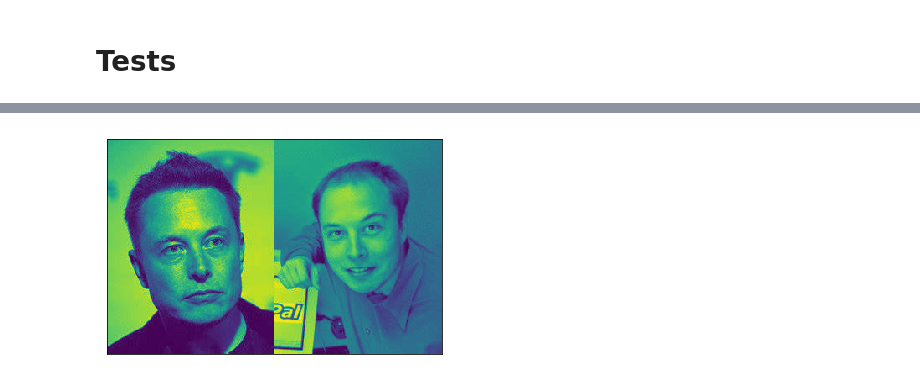
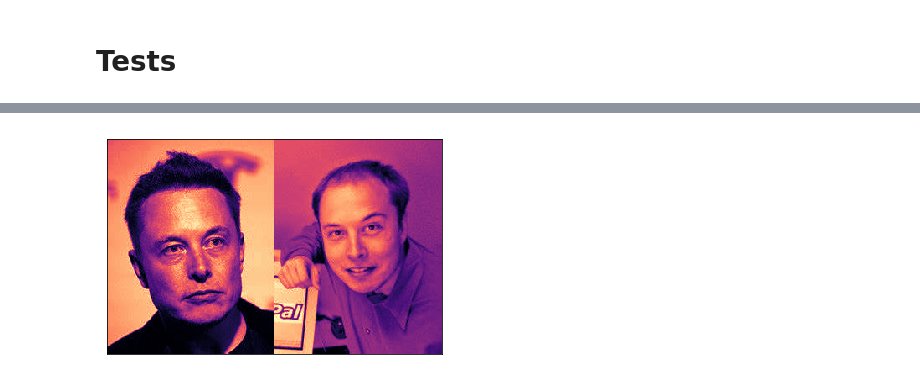
Before and after one commit to frtu/face-recognition-platform, a Jupyter notebook: notebook/image_utils.ipynb, the cells around one changed output, grey strips where cells are left out. Drawn from its saved outputs; the diff is of its cells as text; code cells hidden in the pictures.

```diff
--- a/notebook/image_utils.ipynb
+++ b/notebook/image_utils.ipynb
@@ -59,6 +67,7 @@ img_show(img)
-# %%
-img = img_read_cv(img_path, cv2.IMREAD_UNCHANGED)
-img = img_color(img, cv2.COLOR_BGR2GRAY)
-img_show(img)
-# %% [output]
-[figure, removed]
+# %%
+# https://opencv-python-tutroals.readthedocs.io/en/latest/py_tutorials/py_imgproc/py_colorspaces/py_colorspaces.html
+img = img_read_cv(img_path)
+img = img_convert_color(img, cv2.COLOR_BGR2GRAY)
+img_show_using_color(img, 'magma')
+# %% [output]
+[figure, added]
```
Also changed, not shown: parts of 3 cells of this notebook.
